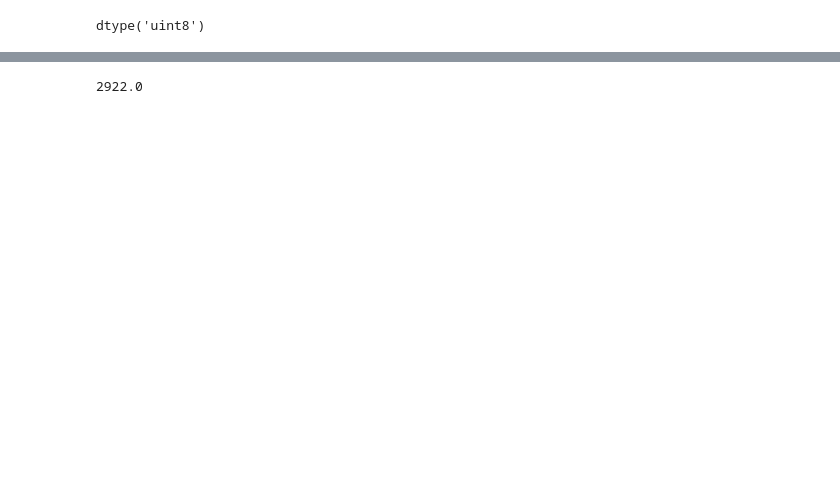
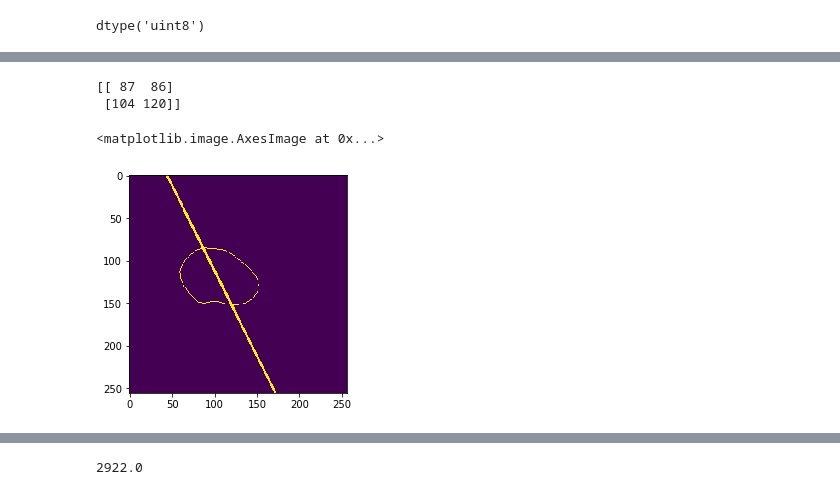
Before and after one commit to paulnguyen81/bloodpressure_ffr, a Jupyter notebook: feature_eccentricity.ipynb, the cells around one changed output, grey strips where cells are left out. Drawn from its saved outputs; the diff is of its cells as text; code cells hidden in the pictures; blank space fills up the shorter version.

```diff
--- a/feature_eccentricity.ipynb
+++ b/feature_eccentricity.ipynb
@@ -76,0 +126,19 @@ plt.imshow(framergb)
+# %%
+points = np.array([lumen_c[0][0],[cX,cY]])
+print(points)
+# %% [output]
+[[ 87  86]
+ [104 120]]
+# %%
+#draw contour
+img3 = np.zeros((256,256,3), np.uint8)
+cv2.drawContours(img3, lumen_c, -1, (255,255,255), 1)
+img4 = cv2.cvtColor(img3, cv2.COLOR_BGR2GRAY)
+img5 = np.zeros((256,256), np.uint8)
+[vx,vy,x,y] = cv2.fitLine(points, cv2.DIST_L2,0,0.01,0.01)
+l = 300
+cv2.line(img5, (x-(vx*l), y-(vy*l)), (x+(vx*l), y+(vy*l)), (255,0,0),2)
+plt.imshow(img5 | img4 )
+# %% [output]
+<matplotlib.image.AxesImage at 0x...>
+[figure, added]
```
Also changed, not shown: parts of 56 cells of this notebook, 2 other files.
